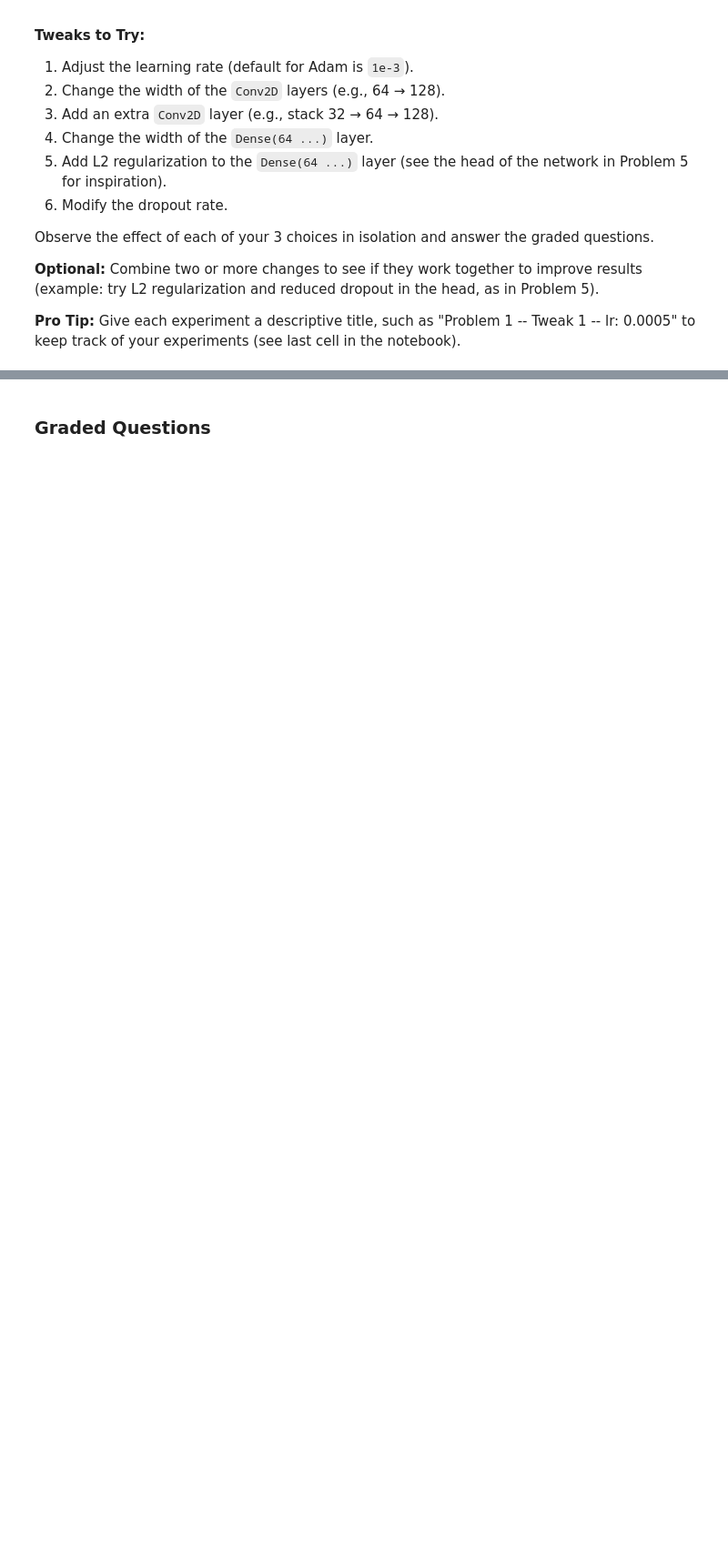
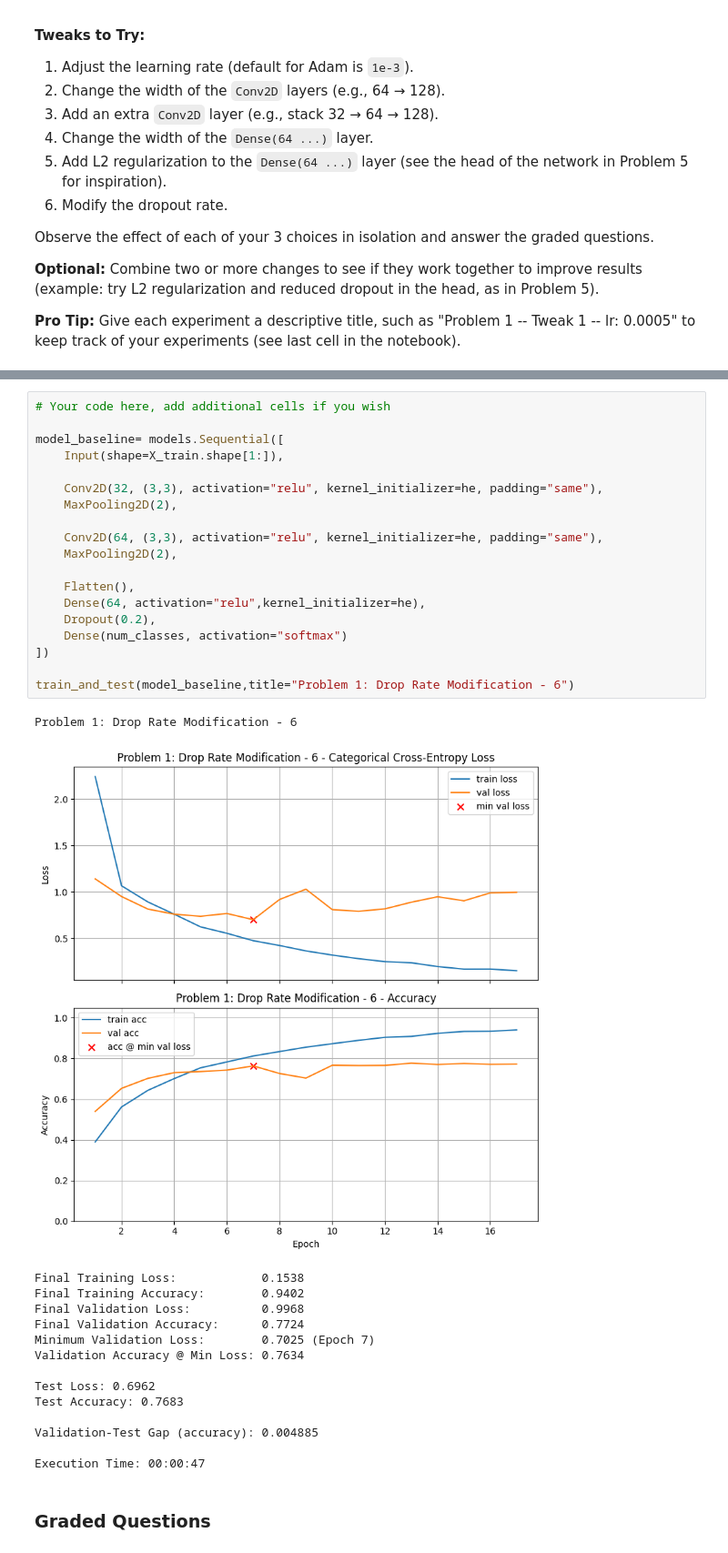
Before and after one commit to johnsahn2002/homework_04_amlai, a Jupyter notebook: Homework_04.ipynb, the cells around one changed output, grey strips where cells are left out. Shown at 91% size. Cells and saved outputs as stored; diff of their text form; blank space fills up the shorter version.

```diff
--- a/Homework_04.ipynb
+++ b/Homework_04.ipynb
@@ -367,3 +452,38 @@ Combine two or more changes to see if they work together to improve results (exa
+# %%
+# Your code here, add additional cells if you wish
+
+model_baseline= models.Sequential([
+    Input(shape=X_train.shape[1:]),
+
+    Conv2D(32, (3,3), activation="relu", kernel_initializer=he, padding="same"),
+    MaxPooling2D(2),
+
+    Conv2D(64, (3,3), activation="relu", kernel_initializer=he, padding="same"),
+    MaxPooling2D(2),
+
+    Flatten(),
+    Dense(64, activation="relu",kernel_initializer=he),
+    Dropout(0.2),
+    Dense(num_classes, activation="softmax")
+])
+
+train_and_test(model_baseline,title="Problem 1: Drop Rate Modification - 6")
+# %% [output]
+Problem 1: Drop Rate Modification - 6
+[figure, added]
+Final Training Loss:            0.1538
+Final Training Accuracy:        0.9402
+Final Validation Loss:          0.9968
+Final Validation Accuracy:      0.7724
+Minimum Validation Loss:        0.7025 (Epoch 7)
+Validation Accuracy @ Min Loss: 0.7634
+
+Test Loss: 0.6962
+Test Accuracy: 0.7683
+
+Validation-Test Gap (accuracy): 0.004885
+
+Execution Time: 00:00:47
 # %% [markdown]
 ### Graded Questions
 # %%
```
Also changed, not shown: parts of 36 cells of this notebook.
